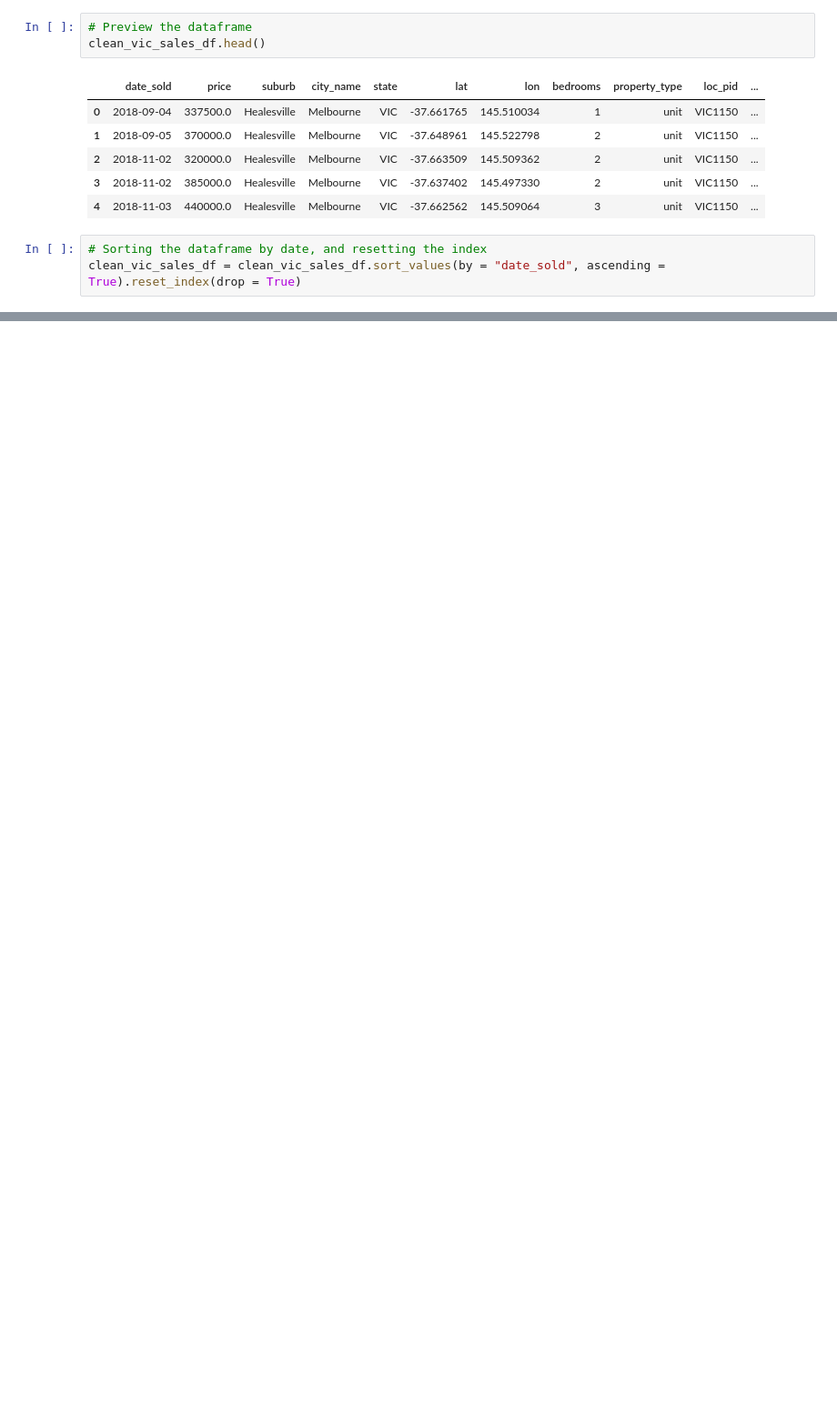
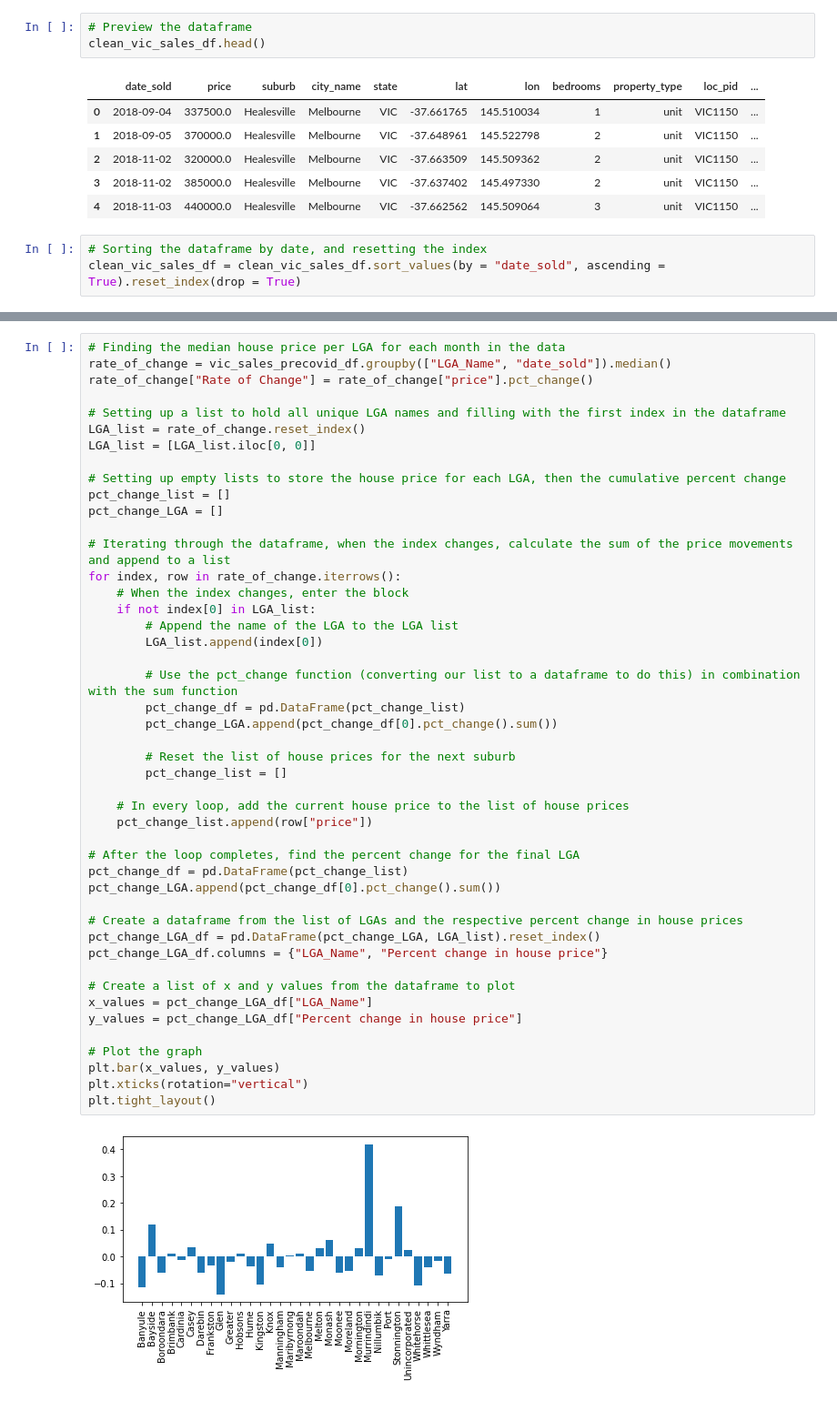
Before and after one commit to jeremychiaa/covid-victorian-real-estate, a Jupyter notebook: cleaned_house.ipynb, the cells around one changed output, grey strips where cells are left out. Shown at 91% size. Saved outputs shown, nothing was run; the diff lists cells and outputs as text; blank space fills up the shorter version.

```diff
--- a/cleaned_house.ipynb
+++ b/cleaned_house.ipynb
@@ -168,0 +228,48 @@ vic_sales_postcovid_df.to_csv("output/vic-sales-postcovid.csv")
+# %%
+# Finding the median house price per LGA for each month in the data
+rate_of_change = vic_sales_precovid_df.groupby(["LGA_Name", "date_sold"]).median()
+rate_of_change["Rate of Change"] = rate_of_change["price"].pct_change()
+
+# Setting up a list to hold all unique LGA names and filling with the first index in the dataframe
+LGA_list = rate_of_change.reset_index()
+LGA_list = [LGA_list.iloc[0, 0]]
+
+# Setting up empty lists to store the house price for each LGA, then the cumulative percent change
+pct_change_list = []
+pct_change_LGA = []
+
+# Iterating through the dataframe, when the index changes, calculate the sum of the price movements and append to a list
+for index, row in rate_of_change.iterrows():
+    # When the index changes, enter the block
+    if not index[0] in LGA_list:
+        # Append the name of the LGA to the LGA list
+        LGA_list.append(index[0])
+
+        # Use the pct_change function (converting our list to a dataframe to do this) in combination with the sum function
+        pct_change_df = pd.DataFrame(pct_change_list)
+        pct_change_LGA.append(pct_change_df[0].pct_change().sum())
+
+        # Reset the list of house prices for the next suburb
+        pct_change_list = []
+
+    # In every loop, add the current house price to the list of house prices
+    pct_change_list.append(row["price"])
+
+# After the loop completes, find the percent change for the final LGA
+pct_change_df = pd.DataFrame(pct_change_list)
+pct_change_LGA.append(pct_change_df[0].pct_change().sum())
+
+# Create a dataframe from the list of LGAs and the respective percent change in house prices
+pct_change_LGA_df = pd.DataFrame(pct_change_LGA, LGA_list).reset_index()
+pct_change_LGA_df.columns = {"LGA_Name", "Percent change in house price"}
+
+# Create a list of x and y values from the dataframe to plot
+x_values = pct_change_LGA_df["LGA_Name"]
+y_values = pct_change_LGA_df["Percent change in house price"]
+
+# Plot the graph
+plt.bar(x_values, y_values)
+plt.xticks(rotation="vertical")
+plt.tight_layout()
+# %% [output]
+[figure, added]
```
Also changed, not shown: parts of 10 cells of this notebook, 3 other files.
